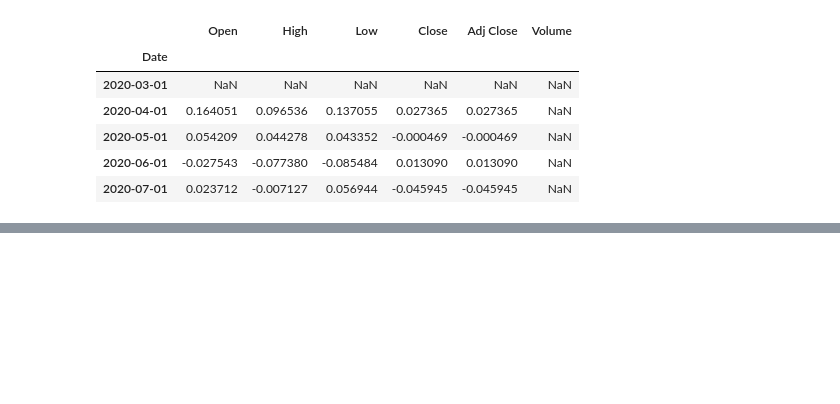
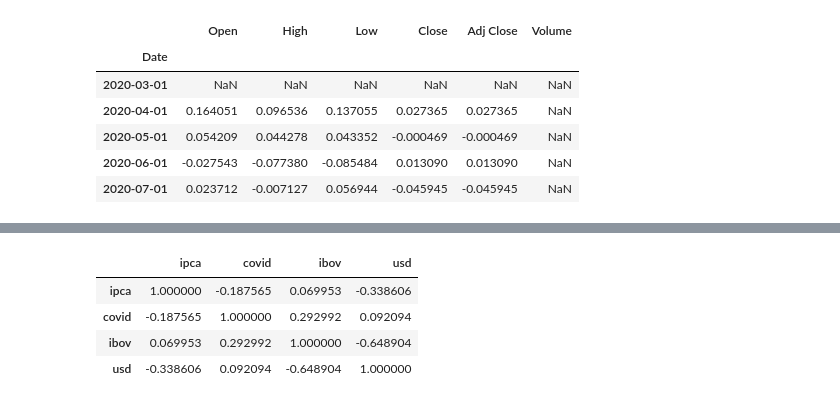
Before and after one commit to til021/divtech_covid_analysis, a Jupyter notebook: covid.ipynb, the cells around one changed output, grey strips where cells are left out. Drawn from its saved outputs; the diff is of its cells as text; code cells hidden in the pictures; blank space fills up the shorter version.

```diff
--- a/covid.ipynb
+++ b/covid.ipynb
@@ -253,0 +255,16 @@ ipca.head()
+# %%
+corr_df = pd.DataFrame({
+    "ipca": [row for row in ipca["valor"]],
+    "covid": [row for row in months["deaths_var"][2:-2]],
+    "ibov": [row for row in ibov["Close"][1:-2]],
+    "usd": [row for row in usd["Close"][1:-1]]
+
+})
+# %%
+corr_df.corr()
+# %% [output]
+|  | ipca | covid | ibov | usd |
+| ipca | 1.000000 | -0.187565 | 0.069953 | -0.338606 |
+| covid | -0.187565 | 1.000000 | 0.292992 | 0.092094 |
+| ibov | 0.069953 | 0.292992 | 1.000000 | -0.648904 |
+| usd | -0.338606 | 0.092094 | -0.648904 | 1.000000 |
```
Also changed, not shown: parts of 7 cells of this notebook.
